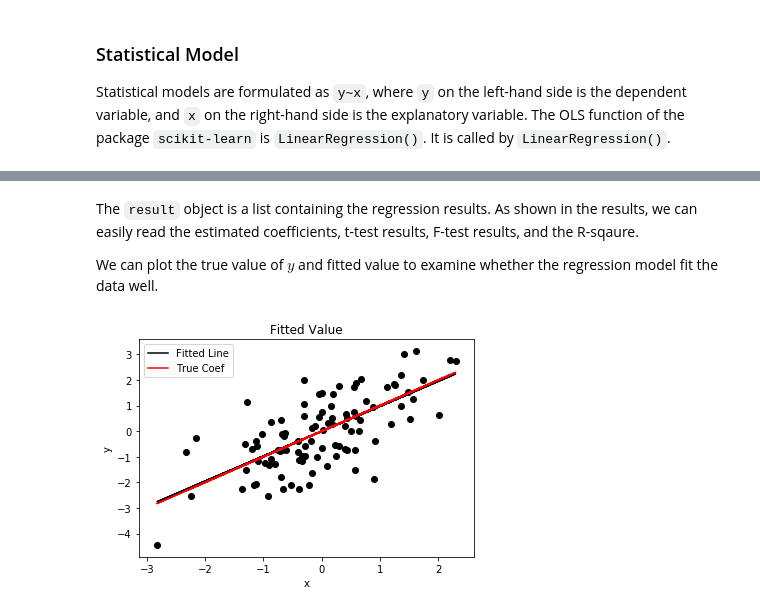
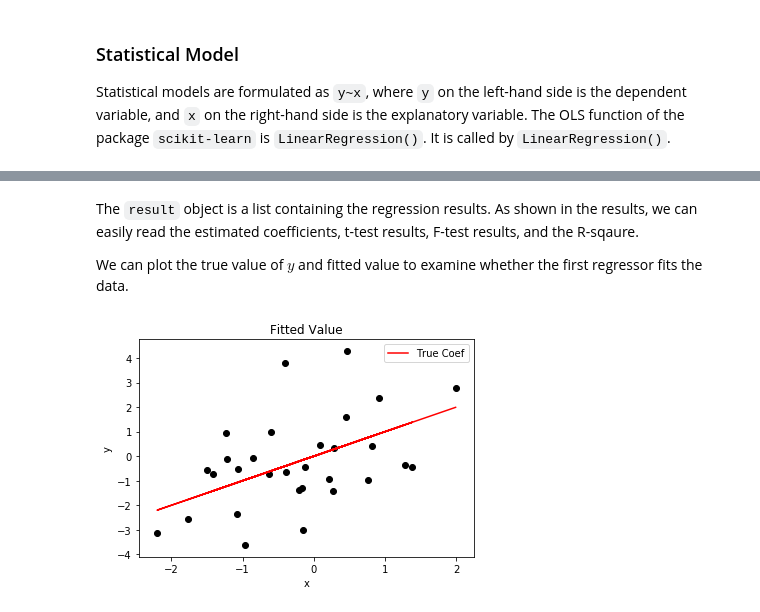
Before and after one commit to zhentaoshi/econ5170, a Jupyter notebook: Python/Lecture_1.ipynb, the cells around one changed output, grey strips where cells are left out. Cells and saved outputs as stored; diff of their text form; code cells hidden in the pictures.

```diff
--- a/Python/Lecture_1.ipynb
+++ b/Python/Lecture_1.ipynb
@@ -276,26 +273,18 @@
 import numpy as np
 from scipy import stats
 import statsmodels.api as sm
-import matplotlib.pyplot as plt
 
-T = 100
-p = 1
-b0 = 1
+T = 30
+p = 2
+b0 = np.full([p,1], 1 )
 
 #generate data
-x = np.full(T, stats.norm.rvs(size = T * p))
-y = np.dot(x, b0) + stats.norm.rvs(size = T)
+x = stats.norm.rvs(size = [T,p])
+y = np.dot(x, b0) + stats.norm.rvs(size = [T,1])
+
 
 #Linear model
 model = sm.OLS(y, x)
 results = model.fit()
 print(results.summary())
-
-plt.plot(results.fittedvalues, color = 'red', label = 'Fitted Value')
-plt.plot(y, color = 'blue', linestyle = 'dashed', label = 'True Value')
-plt.title('Fitted Value')
-plt.xlabel('x')
-plt.ylabel('y')
-plt.legend()
-plt.show()
 # %% [output]
@@ -320,15 +318,15 @@ Warnings:
 # %% [markdown]
 The `result` object is a list containing the regression results. As shown in the results, we can easily read the estimated coefficients, t-test results, F-test results, and the R-sqaure.
 
-We can plot the true value of $y$ and fitted value to examine whether the regression model fit the data well.
+We can plot the true value of $y$ and fitted value to examine whether the first regressor fits the data.
 # %%
-plt.plot(x, results.fittedvalues, color = 'black', label = 'Fitted Line')
-plt.plot(x, np.dot(x, b0), color = 'red', label = 'True Coef')
-plt.scatter(x, y, color = 'black', marker = 'o')
+x0 = x[:,0]
+plt.plot(x0, x0*b0.item(0), color = 'red', label = 'True Coef')
+plt.scatter(x0, y, color = 'black', marker = 'o')
 plt.title('Fitted Value')
 plt.xlabel('x')
 plt.ylabel('y')
 plt.legend()
 plt.show()
 # %% [output]
-[figure, old version]
+[figure, new version]
```
Also changed, not shown: parts of 14 cells of this notebook.
